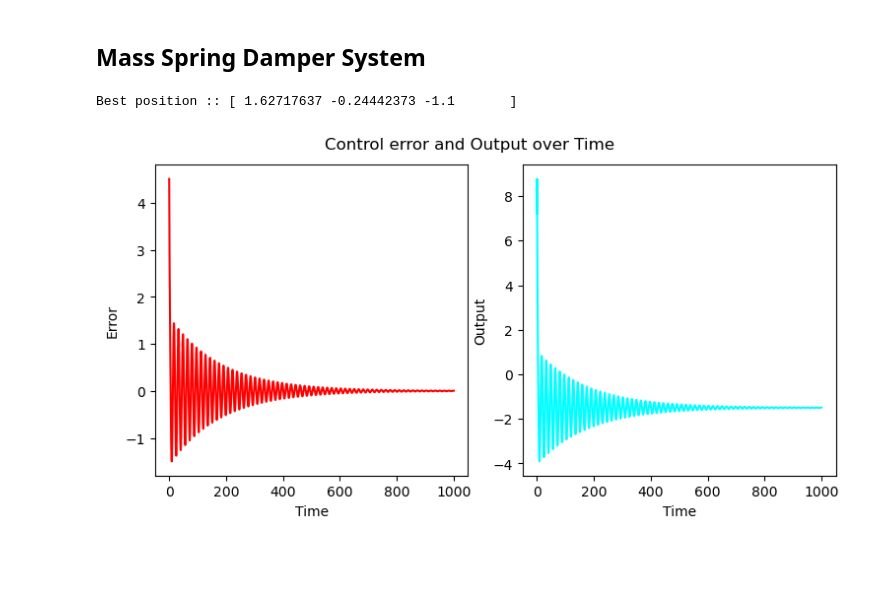
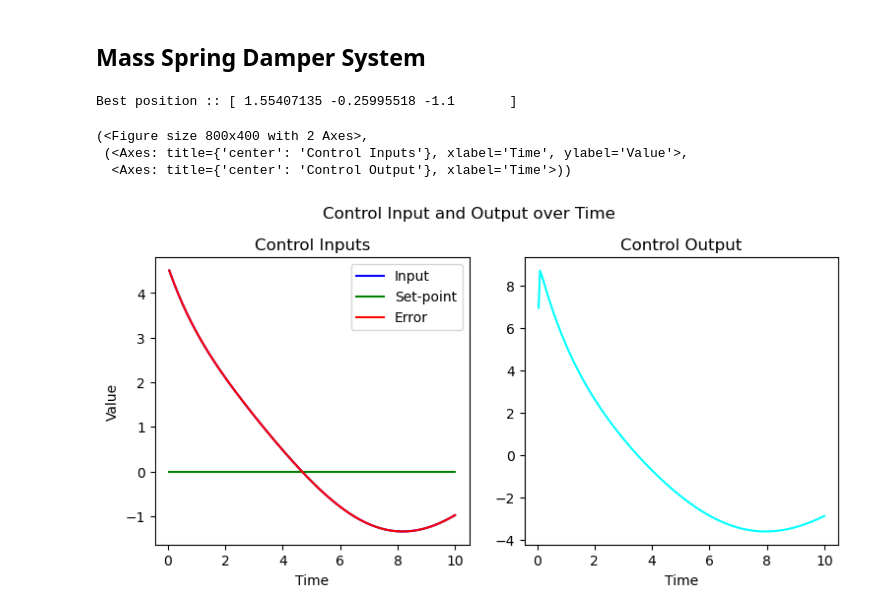
Before and after one commit to OllieKampo/aloy, a Jupyter notebook: python/aloy/optimization/swarmintelligence/particleswarm.ipynb, the cells around one changed output. Saved outputs shown, nothing was run; the diff lists cells and outputs as text; code cells hidden in the pictures; blank space fills up the shorter version.

```diff
--- a/python/aloy/optimization/swarmintelligence/particleswarm.ipynb
+++ b/python/aloy/optimization/swarmintelligence/particleswarm.ipynb
@@ -180,8 +180,8 @@ msd_system = MassSpringDamperSystem(spring_constant=2.0, damping_constant=0.5, s
 msd_system.random_start(seed=1)
 controller = PIDController(0.0, 0.0, 0.0, initial_error=msd_system.get_control_input() - msd_system.get_setpoint())
 
-ticks: int = 1000
-delta_time: float = 0.1
+ticks: int = 200
+delta_time: float = 0.05
 
 def control_evaluator(vec):
     controller.reset()
@@ -220,32 +220,38 @@ result, data = psystem.run(
 
 print(f"Best position :: {result.best_position}")
 # %% [output]
-Best position :: [ 1.62717637 -0.24442373 -1.1       ]
+Best position :: [ 1.55407135 -0.25995518 -1.1       ]
 # %%
 import numpy as np
 from aloy.control.pid import PIDController
 from aloy.control.systems import MassSpringDamperSystem
 from aloy.control.controlutils import plot_control
 
 msd_system = MassSpringDamperSystem(spring_constant=2.0, damping_constant=0.5, steady_state_error=1.5)
 msd_system.random_start(seed=1)
 controller = PIDController(*result.best_position)
 
-ticks: int = 10000
-delta_time: float = 0.1
+ticks: int = 200
+delta_time: float = 0.05
 
 time_points = np.full(ticks, delta_time).cumsum()
+input_values = np.empty(ticks)
+setpoint_values = np.full(ticks, msd_system.get_setpoint())
 error_values = np.empty(ticks)
 output_values = np.empty(ticks)
 
 for tick in range(ticks):
     input = msd_system.get_control_input()
     setpoint = msd_system.get_setpoint()
     output = controller.control_output(input, setpoint, delta_time, abs_tol=None)
     msd_system.set_control_output(output, delta_time)
+    input_values[tick] = input
     error_values[tick] = input - setpoint
     output_values[tick] = output
 
-plot_control(time_points, error_values, output_values)
+plot_control(time_points, input_values, setpoint_values, error_values, output_values)
 # %% [output]
+(<Figure size 800x400 with 2 Axes>,
+ (<Axes: title={'center': 'Control Inputs'}, xlabel='Time', ylabel='Value'>,
+  <Axes: title={'center': 'Control Output'}, xlabel='Time'>))
-[figure, old version]
+[figure, new version]
```
Also changed, not shown: 3 other files.
